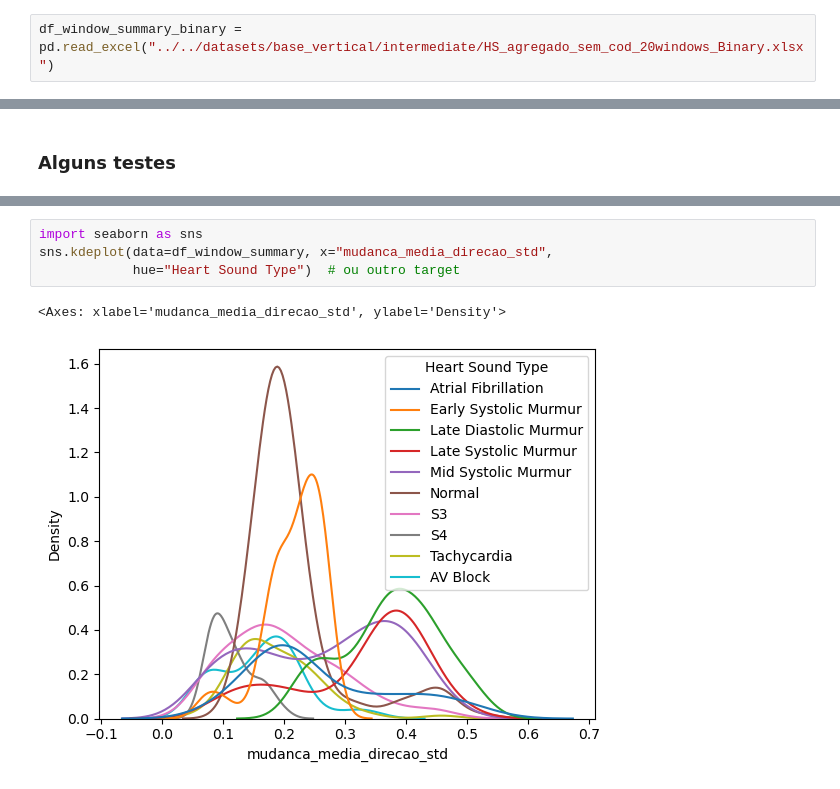
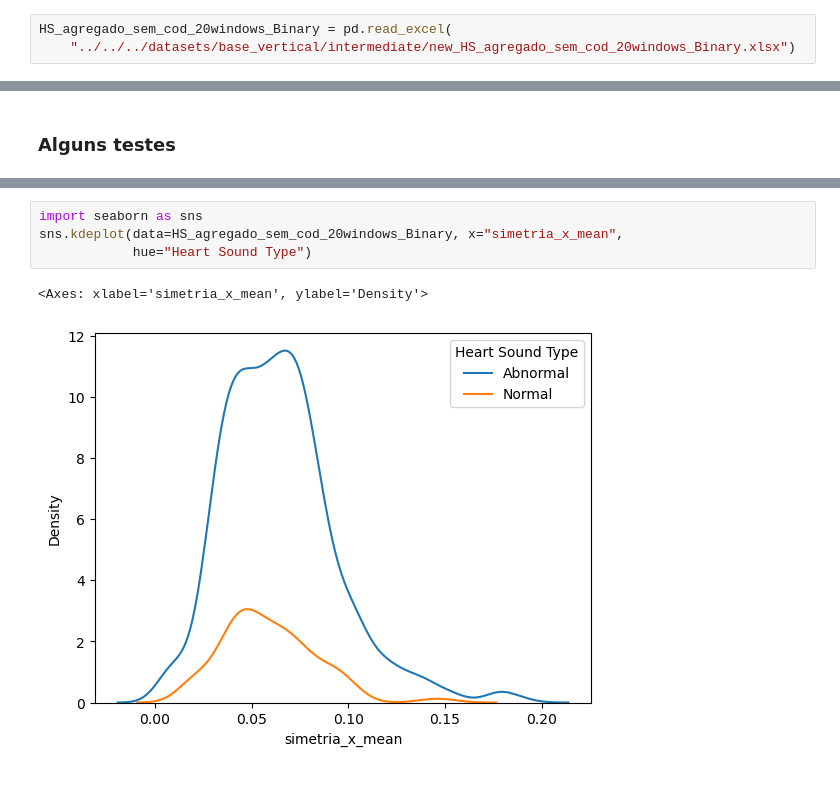
Before and after one commit to palomaflsette/physiosound-miner, a Jupyter notebook: core/signal/notebooks/extract-1st-dataset.ipynb, the cells around one changed output, grey strips where cells are left out. Drawn from its saved outputs; the diff is of its cells as text.

```diff
--- a/core/signal/notebooks/extract-1st-dataset.ipynb
+++ b/core/signal/notebooks/extract-1st-dataset.ipynb
@@ -311,2 +351,3 @@ df_window_summary.to_excel("../../datasets/base_vertical/intermediate/HS_agregad
 # %%
-df_window_summary_binary = pd.read_excel("../../datasets/base_vertical/intermediate/HS_agregado_sem_cod_20windows_Binary.xlsx")
+HS_agregado_sem_cod_20windows_Binary = pd.read_excel(
+    "../../../datasets/base_vertical/intermediate/new_HS_agregado_sem_cod_20windows_Binary.xlsx")
@@ -356,10 +380,10 @@ HS_agregado_codificado
 # %%
 import seaborn as sns
-sns.kdeplot(data=df_window_summary, x="mudanca_media_direcao_std",
-            hue="Heart Sound Type")  # ou outro target
+sns.kdeplot(data=HS_agregado_sem_cod_20windows_Binary, x="simetria_x_mean",
+            hue="Heart Sound Type")
 # %% [output]
-<Axes: xlabel='mudanca_media_direcao_std', ylabel='Density'>
+<Axes: xlabel='simetria_x_mean', ylabel='Density'>
-[figure, old version]
+[figure, new version]
 # %%
 import matplotlib.pyplot as plt
 from sklearn.decomposition import PCA
```
Also changed, not shown: parts of 22 cells of this notebook, 17 other files.
